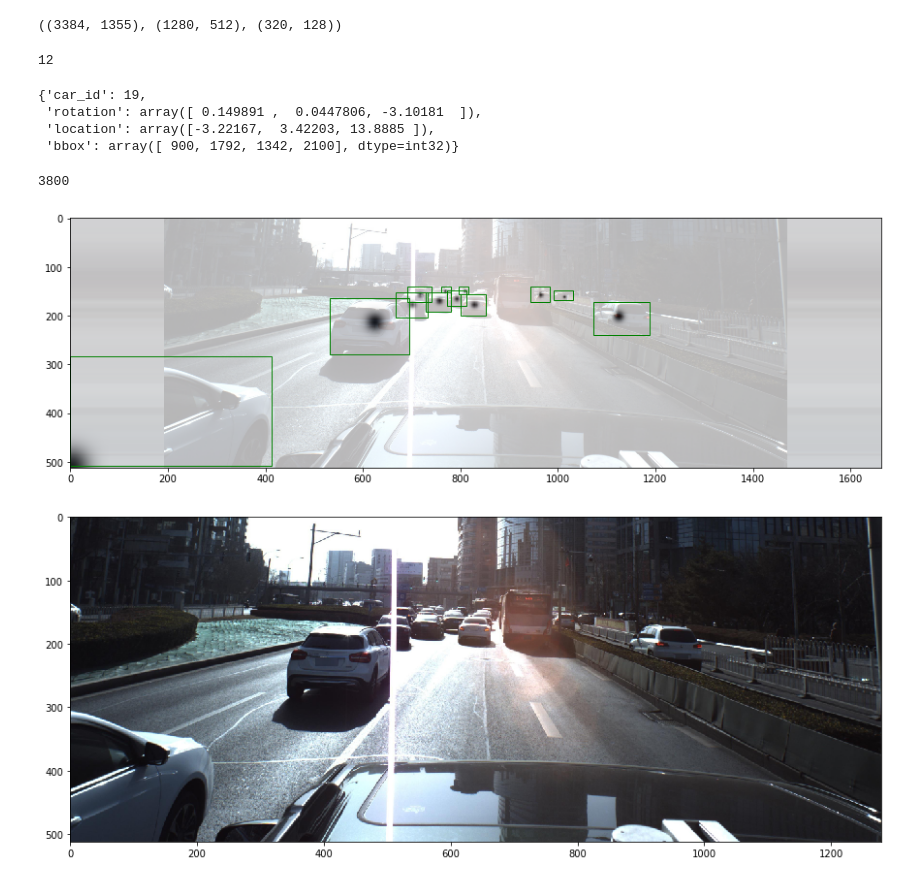
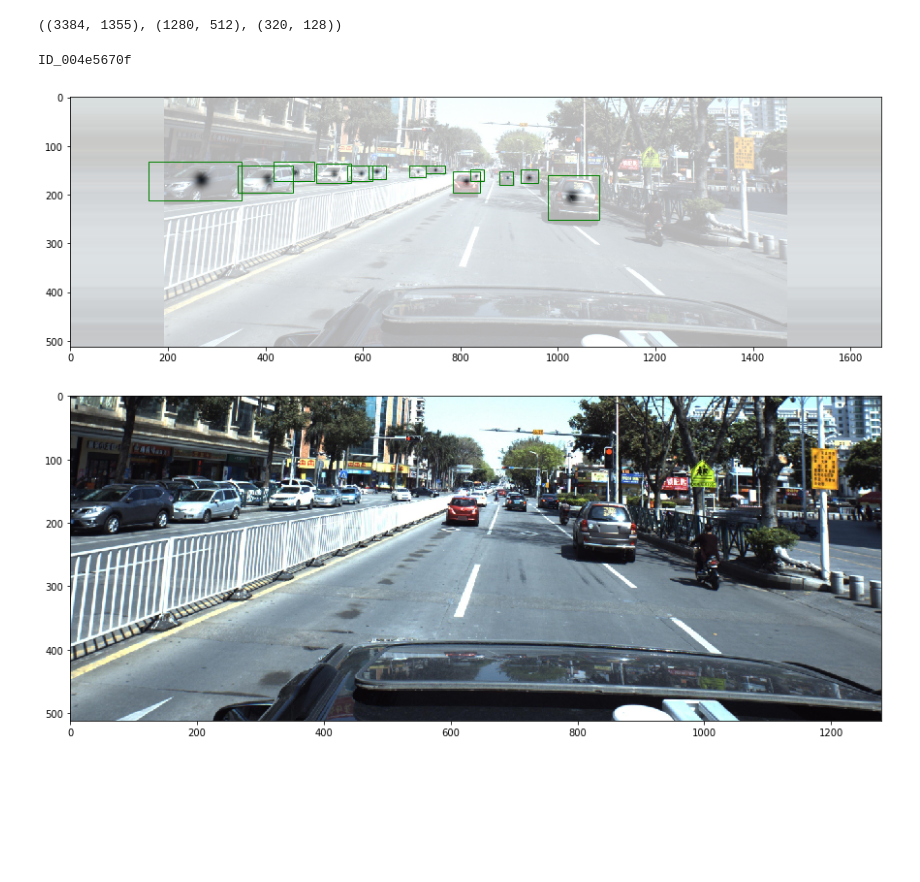
Before and after one commit to dmitry-vorobiev/kaggle-pku-autonomous-driving-centernet, a Jupyter notebook: notebooks/heatmap.ipynb, the cells around one changed output. Drawn from its saved outputs; the diff is of its cells as text; code cells hidden in the pictures; blank space fills up the shorter version.

Commit message:
preload annotations on dataset init

```diff
--- a/notebooks/heatmap.ipynb
+++ b/notebooks/heatmap.ipynb
@@ -21,6 +21,28 @@ from utils.kaggle_cars_utils import pad_img_sides, parse_annot_str
 INPUT_PATH = '../data/pku-autonomous-driving'
 MODEL_DIR = os.path.join(INPUT_PATH, 'car_models_json')
 # %%
+def load_annotations(df, img_ids):
+    anns = []
+    models_3D = load_car_models()
+    calib = create_camera_matrix()
+    anns = [gen_img_annotation(img_id, df, models_3D, calib)
+            for img_id in img_ids]
+    return anns
+
+
+def gen_img_annotation(img_id, df, models_3D, calib):
+    cond = df['ImageId'] == img_id
+    cars = df.loc[cond, 'PredictionString'].values[0]
+    cars = parse_annot_str(str(cars))
+    for car in cars:
+        car_name = car_models.car_id2name[car['car_id']].name
+        car_model = models_3D[car_name]
+        bbox = calc_bbox(car_model['vertices'], car['rotation'],
+                         car['location'], calib)
+        car['bbox'] = np.array(bbox)
+    return cars
+
+
 def load_car_models(model_dir=MODEL_DIR):
     """Load all the car models
     """
@@ -95,3 +110,5 @@ def stringify(p):
     return ', '.join(p.astype(str).tolist())
 # %%
 df = pd.read_csv(os.path.join(INPUT_PATH, 'train.csv'))
+img_ids = read_split_file('train')
+len(img_ids)
@@ -101,0 +117,3 @@ loading 79 car models
+# %%
+%%time
+train_anns = load_annotations(df, img_ids)
@@ -122,53 +148,25 @@ s = np.array([width, height], dtype=np.int32)
 (width, height), (inp_w, inp_h), (out_w, out_h)
 # %% [output]
 ((3384, 1355), (1280, 512), (320, 128))
-# %%
-num_classes = 1
-max_objs = 50
-
-calib = create_camera_matrix()
-anns = find_car_poses(img_id, df, models, calib)
-
-num_objs = min(len(anns), max_objs)
-num_objs
-# %% [output]
-12
-# %%
-anns[0]
-# %% [output]
-{'car_id': 19,
- 'rotation': array([ 0.149891 ,  0.0447806, -3.10181  ]),
- 'location': array([-3.22167,  3.42203, 13.8885 ]),
- 'bbox': array([ 900, 1792, 1342, 2100], dtype=int32)}
-# %%
-def read_split_file(split, data_dir=INPUT_PATH):
-    path = os.path.join(data_dir, 'split', split+'.txt')
-    with open(path) as f:
-        return [line.rstrip('\n')[:-4] for line in f]
-
-imgs = read_split_file('train')
-len(imgs)
-# %% [output]
-3800
 # %%
 count = 0
 # %%
 draw_gaussian = draw_umich_gaussian
 aug = False
 flipped = False
-stop_counter = True
+stop_counter = False
 
 if not stop_counter:
-    img_id = imgs[count]
+    img_id = img_ids[count]
+    img_anns = train_anns[count]
+
 img = imread(f'train_images/{img_id}.jpg', bottom=img_bottom_half)
 c = np.array([width / 2., height / 2.])
 s = np.array([width, height], dtype=np.int32)
 
 if aug:
     c0 = np.copy(c)
-    # sf = self.opt.scale
-    cf = 0.08
-    # s = s * np.clip(np.random.randn()*sf + 1, 1 - sf, 1 + sf)
+    cf = 0.04
     c[0] += img.shape[1] * np.clip(np.random.randn()*cf, -2*cf, 2*cf)
     c[1] += img.shape[0] * np.clip(np.random.randn()*cf, -2*cf, 2*cf)
     print(f'Shift: c: {c0} -> {c}')
@@ -189,13 +187,12 @@ if pad_w_pct > 0:
     inp = pad_img_sides(inp, pad_w_pct)
     hm = pad_img_sides(hm, pad_w_pct)
 
-anns = find_car_poses(img_id, df, models, calib)
-num_objs = min(len(anns), max_objs)
+num_objs = min(len(img_anns), max_objs)
 
 bboxes = []
 
 for k in range(num_objs):
-    ann = anns[k]
+    ann = img_anns[k]
     ct = proj_point(ann['location'], calib)
     bbox = np.array(ann['bbox'])
     if flipped:
@@ -211,35 +208,38 @@ for k in range(num_objs):
     ct = affine_transform(ct, trans_output)
     ct0 = np.copy(ct)
     ct[0] = np.clip(ct[0], 0, hm.shape[2] - 1)
     ct[1] = np.clip(ct[1], 0, hm.shape[1] - 1)
     ct_int = ct.astype(np.int32)
     bbox[:2] = affine_transform(bbox[:2], trans_output)
     bbox[2:] = affine_transform(bbox[2:], trans_output)
     bbox[[0, 2]] = np.clip(bbox[[0, 2]], 0, hm.shape[2] - 1)
     bbox[[1, 3]] = np.clip(bbox[[1, 3]], 0, hm.shape[1] - 1)
     h, w = bbox[3] - bbox[1], bbox[2] - bbox[0]
     pad_px = (hm.shape[2] - out_w) // 2
     if h > 0 and w > 0 and bbox[2] > pad_px and bbox[0] < hm.shape[2] - pad_px:
         radius = gaussian_radius((h, w))
         radius = max(0, int(radius))
         draw_gaussian(hm[0], ct, radius)
         bboxes.append(bbox)
 
         reg[k] = ct0 - ct_int
 
 if not stop_counter:
     count += 1
 
+print(img_id)
+
 inp0 = inp.transpose(1, 2, 0)
 bboxes0 = [bb * down_ratio for bb in bboxes]
 blend = add_blend_img(inp0, hm[0] * 255, white_theme=True)
 imshow(blend, boxes=bboxes0)
 
 inp1 = cv2.warpAffine(img, trans_input, (inp_w, inp_h), flags=cv2.INTER_LINEAR)
 imshow(inp1)
 # %% [output]
+ID_004e5670f
-[figure, old version]
+[figure, new version]
-[figure, old version]
+[figure, new version]
 # %%
 imshow(hm[0], boxes=bboxes)
 
```
Also changed, not shown: parts of 7 cells of this notebook, 5 other files.
